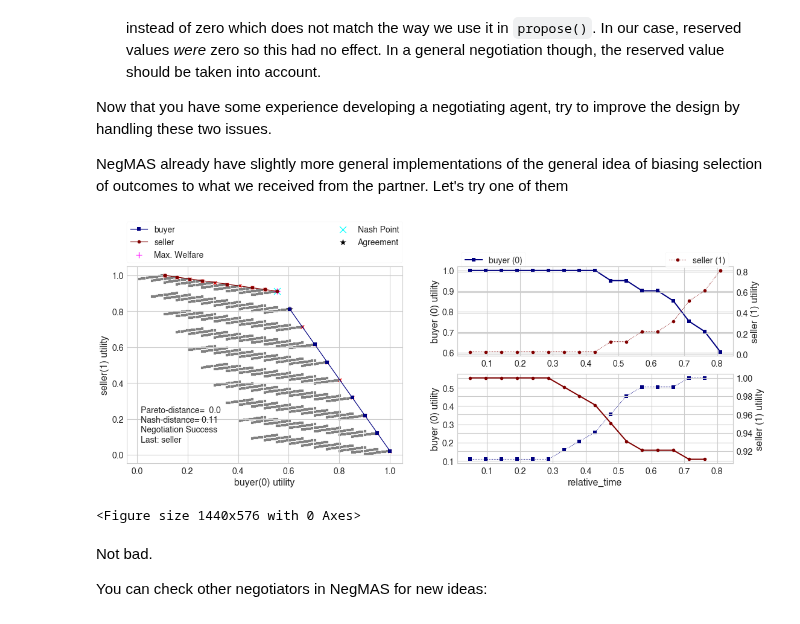
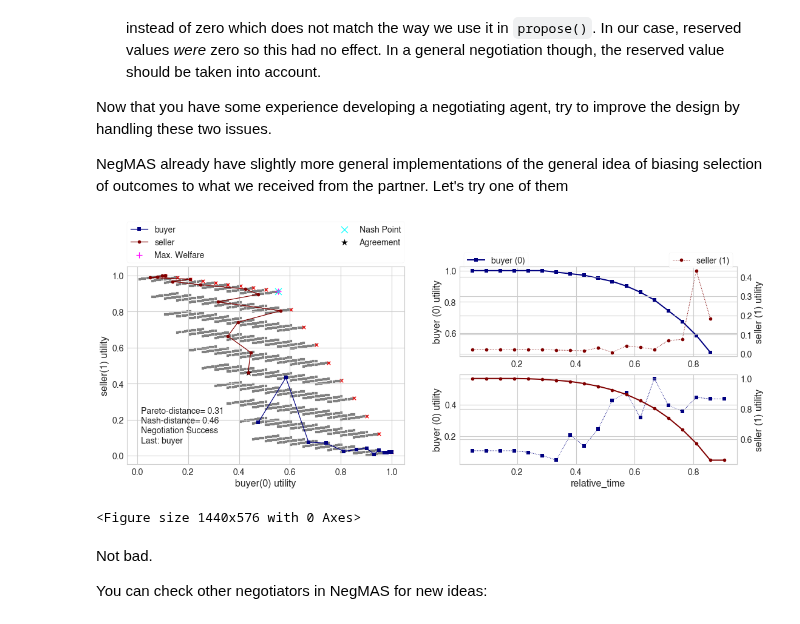
Before and after one commit to yasserfarouk/negmas, a Jupyter notebook: notebooks/tutorials/02.develop_new_negotiator.ipynb, the cells around one changed output. Drawn from its saved outputs; the diff is of its cells as text; code cells hidden in the pictures.

```diff
--- a/notebooks/tutorials/02.develop_new_negotiator.ipynb
+++ b/notebooks/tutorials/02.develop_new_negotiator.ipynb
@@ -471,10 +471,10 @@ Now that you have some experience developing a negotiating agent, try to improve
 
 NegMAS already have slightly more general implementations of the general idea of biasing selection of outcomes to what we received from the partner. Let's try one of them
 # %%
-from negmas import ParetoFollowingTBNegotiator
-_ = try_negotiator(ParetoFollowingTBNegotiator)
+from negmas import FirstOfferOrientedTBNegotiator
+_ = try_negotiator(FirstOfferOrientedTBNegotiator)
 # %% [output]
-[figure, old version]
+[figure, new version]
 <Figure size 1440x576 with 0 Axes>
 # %% [markdown]
 Not bad.
```
Also changed, not shown: parts of 3 cells of this notebook, 9 other files.
